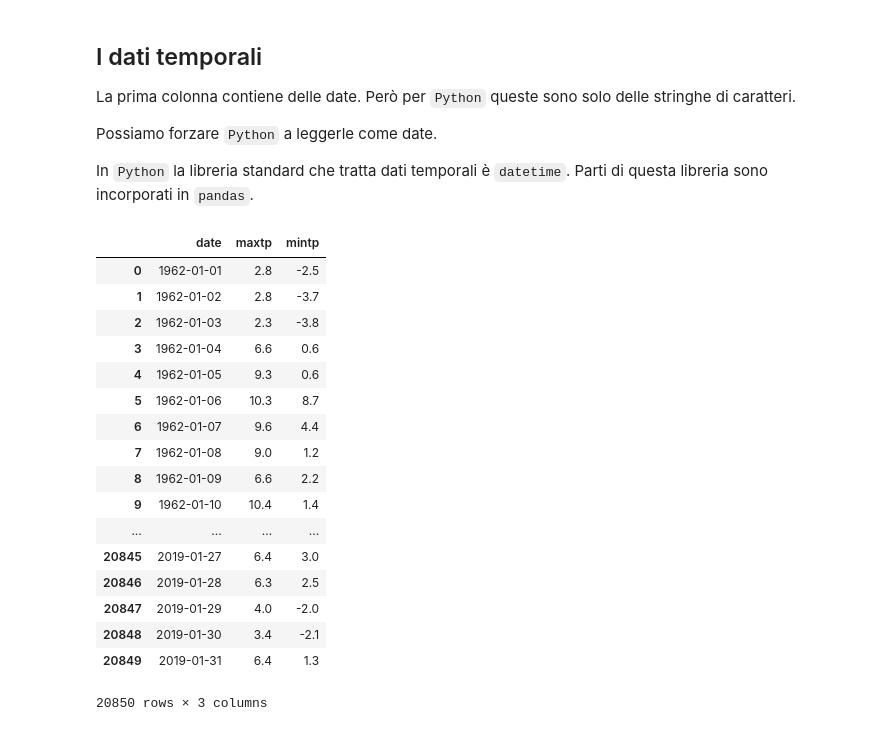
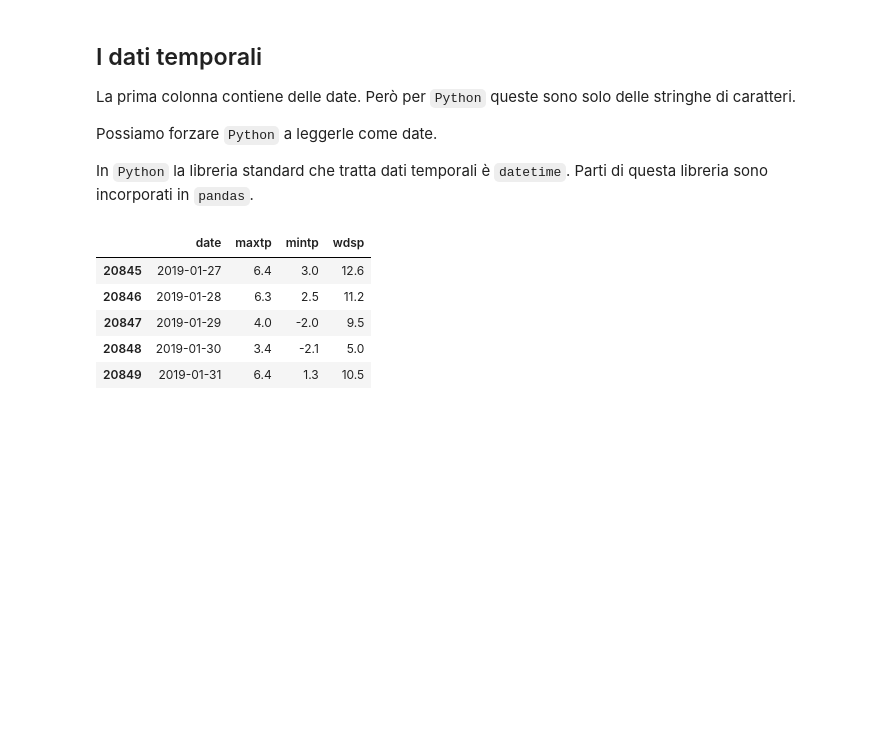
Before and after one commit to domenicozambella/BioTeIndu19, a Jupyter notebook: bozze/2_lezione.ipynb, the cells around one changed output. Cells and saved outputs as stored; diff of their text form; code cells hidden in the pictures; blank space fills up the shorter version.

```diff
--- a/bozze/2_lezione.ipynb
+++ b/bozze/2_lezione.ipynb
@@ -9,7 +9,6 @@ HTML( html_style )
 import pandas as pd
 df = pd.read_csv("../dati/Cork_Airport.csv",
                  skiprows=24,
-                 usecols=['date', 'maxtp', 'mintp'],
                 )
 df.tail(2)
 # %% [output]
@@ -18,0 +21,3 @@ df.tail(2)
+# %%
+df = df[ ['date', 'maxtp', 'mintp', 'wdsp'] ]
+df.tail(2)
@@ -77,23 +154,11 @@ In `Python` la libreria standard che tratta dati temporali è `datetime`. Parti
 # %%
 df1 = df.copy()
 df1['date'] = pd.to_datetime(df1['date'])
-df1
+df1.tail()
 # %% [output]
-|  | date | maxtp | mintp |
-| 0 | 1962-01-01 | 2.8 | -2.5 |
-| 1 | 1962-01-02 | 2.8 | -3.7 |
-| 2 | 1962-01-03 | 2.3 | -3.8 |
-| 3 | 1962-01-04 | 6.6 | 0.6 |
-| 4 | 1962-01-05 | 9.3 | 0.6 |
-| 5 | 1962-01-06 | 10.3 | 8.7 |
-| 6 | 1962-01-07 | 9.6 | 4.4 |
-| 7 | 1962-01-08 | 9.0 | 1.2 |
-| 8 | 1962-01-09 | 6.6 | 2.2 |
-| 9 | 1962-01-10 | 10.4 | 1.4 |
-| ... | ... | ... | ... |
-| 20845 | 2019-01-27 | 6.4 | 3.0 |
-| 20846 | 2019-01-28 | 6.3 | 2.5 |
-| 20847 | 2019-01-29 | 4.0 | -2.0 |
-| 20848 | 2019-01-30 | 3.4 | -2.1 |
-| 20849 | 2019-01-31 | 6.4 | 1.3 |
+|  | date | maxtp | mintp | wdsp |
+| 20845 | 2019-01-27 | 6.4 | 3.0 | 12.6 |
+| 20846 | 2019-01-28 | 6.3 | 2.5 | 11.2 |
+| 20847 | 2019-01-29 | 4.0 | -2.0 | 9.5 |
+| 20848 | 2019-01-30 | 3.4 | -2.1 | 5.0 |
+| 20849 | 2019-01-31 | 6.4 | 1.3 | 10.5 |
-20850 rows × 3 columns
```
Also changed, not shown: parts of 34 cells of this notebook, 2 other files.
